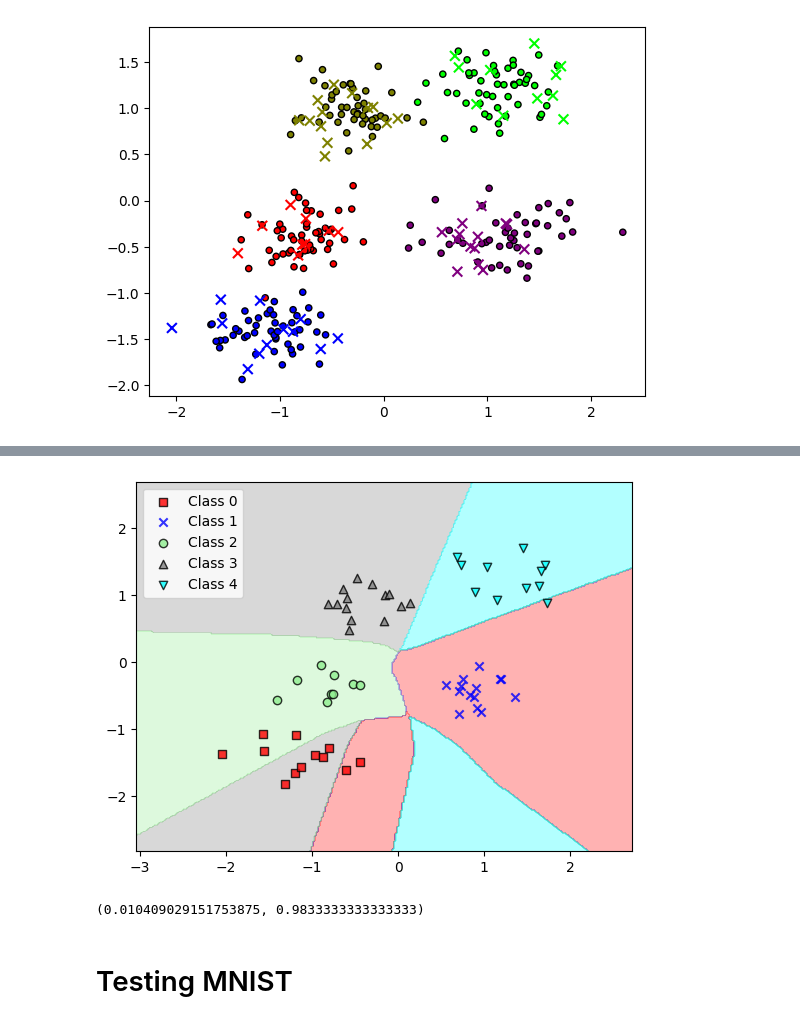
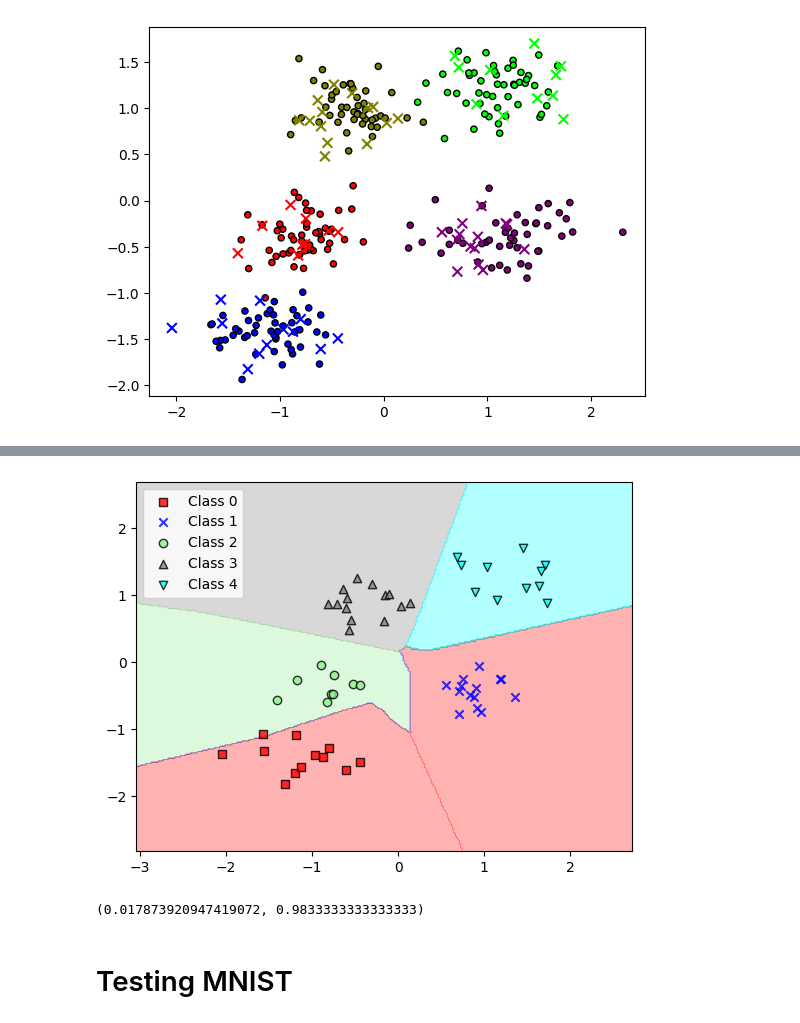
Before and after one commit to RaLLy08/scratch-mlp, a Jupyter notebook: python/mlp.ipynb, the cells around one changed output, grey strips where cells are left out. Saved outputs shown, nothing was run; the diff lists cells and outputs as text; code cells hidden in the pictures.

```diff
--- a/python/mlp.ipynb
+++ b/python/mlp.ipynb
@@ -479,46 +479,6 @@ y_train shape: (240, 5)
 X_test shape: (60, 2)
 y_test shape: (60, 5)
 [figure]
-# %%
-def plot_decision_boundary_one_hot(model, X, y, resolution=0.02, val_accuracy=None):
-    # Define the color maps
-    markers = ('s', 'x', 'o', '^', 'v', '+', 'p', 'd', 'h', '8', '<', '>')
-    colors = ('red', 'blue', 'lightgreen', 'gray', 'cyan', 'orange', 'pink', 'purple', 'brown', 'black', 'yellow', 'green')
-    cmap = ListedColormap(colors[:len(np.unique(np.argmax(y, axis=1)))])
-
-    x_min, x_max = X[:, 0].min() - 1, X[:, 0].max() + 1
-    y_min, y_max = X[:, 1].min() - 1, X[:, 1].max() + 1
-    xx, yy = np.meshgrid(np.arange(x_min, x_max, resolution),
-                         np.arange(y_min, y_max, resolution))
-
-    grid = np.c_[xx.ravel(), yy.ravel()]
-
-    Z = model.forward(grid)
-
-    Z = np.argmax(Z, axis=1)
-
-    Z = Z.reshape(xx.shape)
-
-    plt.contourf(xx, yy, Z, alpha=0.3, cmap=cmap)
-    plt.xlim(xx.min(), xx.max())
-    plt.ylim(yy.min(), yy.max())
-
-    if val_accuracy:
-        plt.title(f'Validation accuracy: {val_accuracy}')
-
-    # Plot the data points
-    for idx, cl in enumerate(np.unique(np.argmax(y, axis=1))):
-        plt.scatter(x=X[np.argmax(y, axis=1) == cl, 0],
-                    y=X[np.argmax(y, axis=1) == cl, 1],
-                    alpha=0.8,
-                    c=colors[idx],
-                    marker=markers[idx],
-                    label=f'Class {cl}',
-                    edgecolor='black')
-
-    plt.legend(loc='upper left')
-
-    plt.show()
 # %%
 mlp_n_class = NeuralNetwork(loss=NeuralNetwork.loss_categorical_crossentropy)
 
@@ -526,7 +486,7 @@ mlp_n_class.add(LayerDense(n_dimensions, 16, LayerDense.relu))
 mlp_n_class.add(LayerDense(16, 8, LayerDense.relu))
 mlp_n_class.add(LayerDense(8, n_classes, LayerDense.softmax))
 # %%
-mlp_n_class.fit(X_train, y_train, 0.01, 1, 10)
+mlp_n_class.fit(X_train, y_train, 0.01, 100, 10)
 
 plot_decision_boundary_one_hot(mlp_n_class, X_test, y_test, 0.02)
 # %% [output]
@@ -538,8 +510,8 @@ Epoch: 0/1 | loss 0.1653918075397093 | accuracy 0.7824074074074074 | validation
-[figure, old version]
+[figure, new version]
 # %%
 mlp_n_class.evaluate(X_test, y_test)
 # %% [output]
-(0.010409029151753875, 0.9833333333333333)
+(0.017873920947419072, 0.9833333333333333)
 # %% [markdown]
 <h1> Testing MNIST </h1>
 # %%
```
Also changed, not shown: parts of 1 cell of this notebook.
